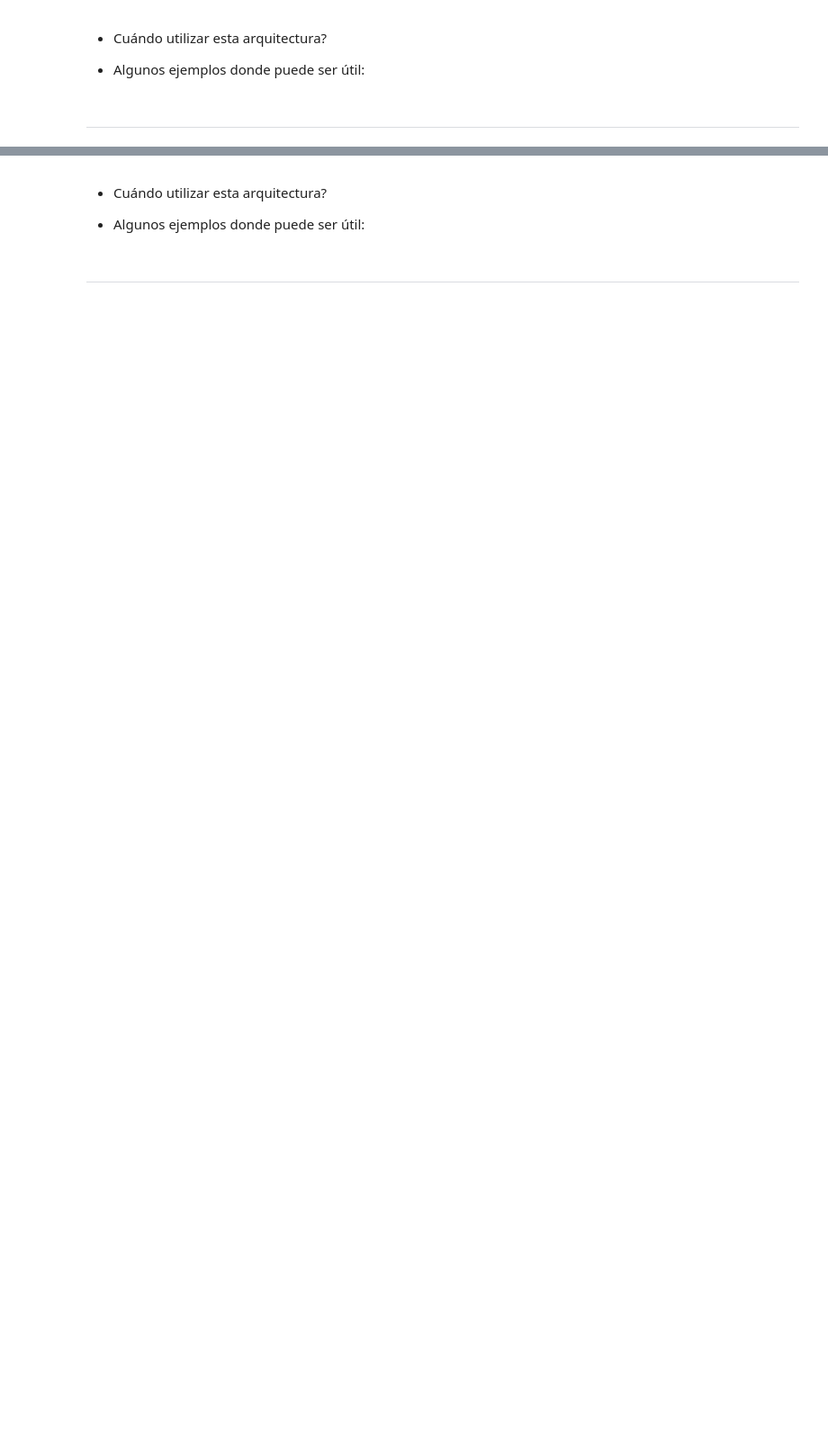
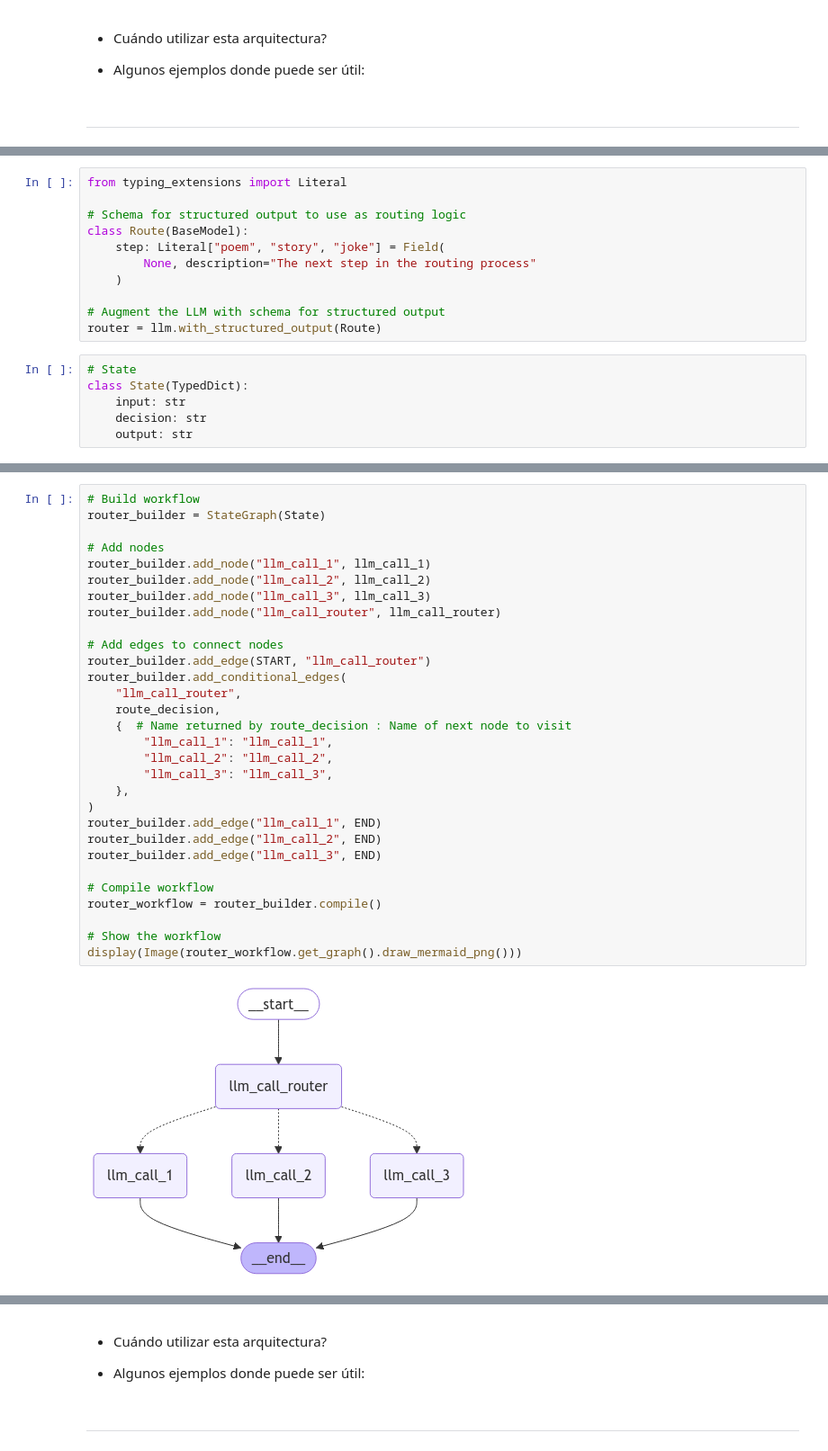
Before and after one commit to VisiumCH/sigma-workshop, a Jupyter notebook: notebooks/Exercise 4 - Architectures.ipynb, the cells around one changed output, grey strips where cells are left out. Shown at 90% size. Drawn from its saved outputs; the diff is of its cells as text; blank space fills up the shorter version.

```diff
--- a/notebooks/Exercise 4 - Architectures.ipynb
+++ b/notebooks/Exercise 4 - Architectures.ipynb
@@ -24,0 +185,17 @@ _(Cómo podrías utilizar estas estructuras para hacer una app de Agentic Fighte
+# %%
+from typing_extensions import Literal
+
+# Schema for structured output to use as routing logic
+class Route(BaseModel):
+    step: Literal["poem", "story", "joke"] = Field(
+        None, description="The next step in the routing process"
+    )
+
+# Augment the LLM with schema for structured output
+router = llm.with_structured_output(Route)
+# %%
+# State
+class State(TypedDict):
+    input: str
+    decision: str
+    output: str
@@ -24,0 +251,32 @@ _(Cómo podrías utilizar estas estructuras para hacer una app de Agentic Fighte
+# %%
+# Build workflow
+router_builder = StateGraph(State)
+
+# Add nodes
+router_builder.add_node("llm_call_1", llm_call_1)
+router_builder.add_node("llm_call_2", llm_call_2)
+router_builder.add_node("llm_call_3", llm_call_3)
+router_builder.add_node("llm_call_router", llm_call_router)
+
+# Add edges to connect nodes
+router_builder.add_edge(START, "llm_call_router")
+router_builder.add_conditional_edges(
+    "llm_call_router",
+    route_decision,
+    {  # Name returned by route_decision : Name of next node to visit
+        "llm_call_1": "llm_call_1",
+        "llm_call_2": "llm_call_2",
+        "llm_call_3": "llm_call_3",
+    },
+)
+router_builder.add_edge("llm_call_1", END)
+router_builder.add_edge("llm_call_2", END)
+router_builder.add_edge("llm_call_3", END)
+
+# Compile workflow
+router_workflow = router_builder.compile()
+
+# Show the workflow
+display(Image(router_workflow.get_graph().draw_mermaid_png()))
+# %% [output]
+[figure, added]
```
Also changed, not shown: parts of 41 cells of this notebook, 6 other files.
